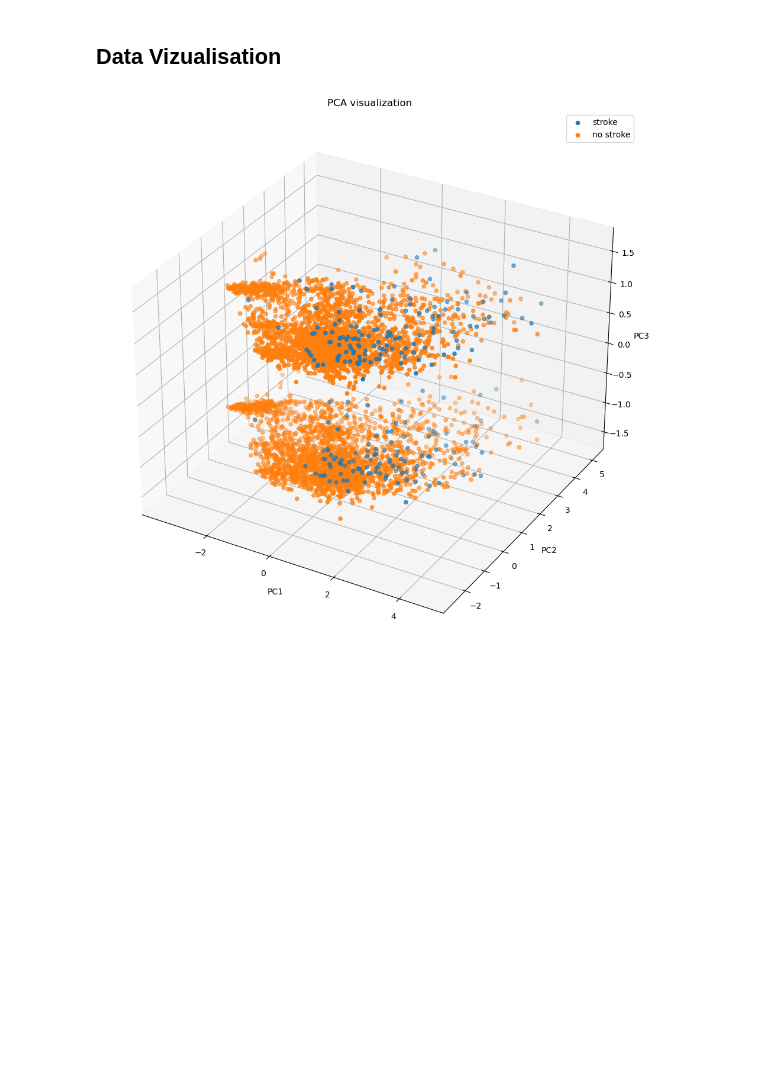
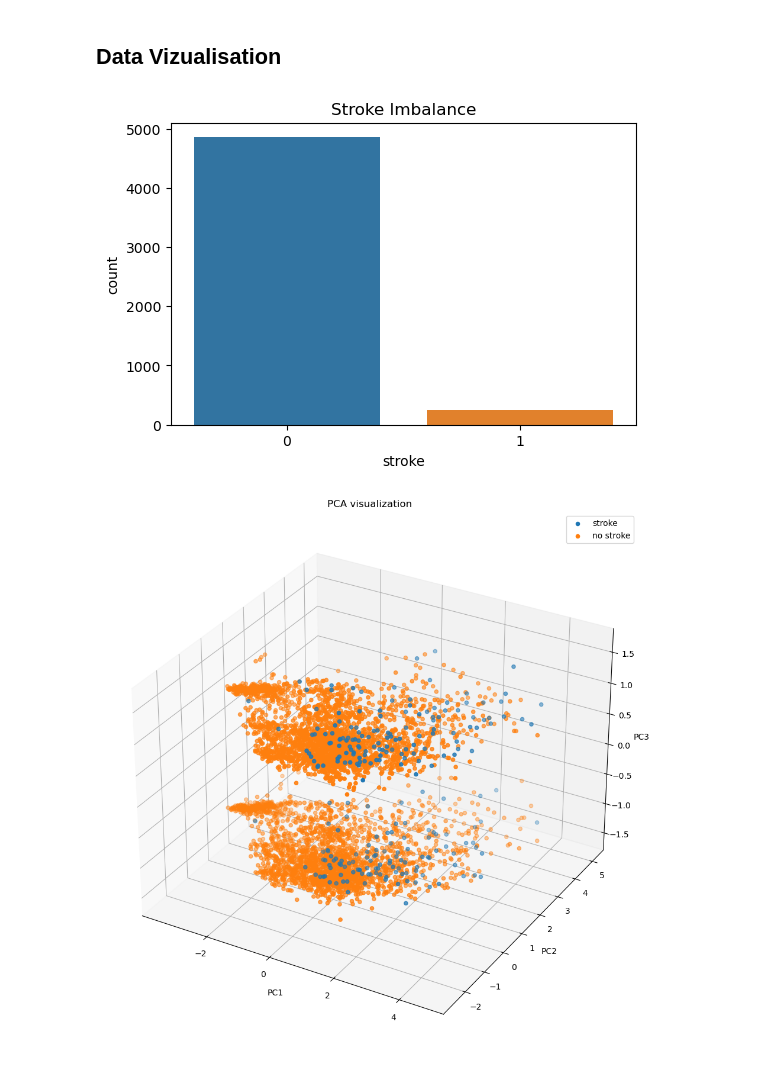
Before and after one commit to gabrysera/DataMining, a Jupyter notebook: DataMining_Marco_Gabriele.ipynb, the cells around one changed output. Saved outputs shown, nothing was run; the diff lists cells and outputs as text; code cells hidden in the pictures; blank space fills up the shorter version.

```diff
--- a/DataMining_Marco_Gabriele.ipynb
+++ b/DataMining_Marco_Gabriele.ipynb
@@ -131,6 +131,13 @@ target = health_numerical.columns[-1]
 X = health_np[:, :-1]
 # %% [markdown]
 ## Data Vizualisation
+# %%
+plt.title('Stroke Imbalance')
+sns.countplot(x='stroke', data=df_health)
+# plt.savefig(dpi=400, fname='img.png')
+plt.show()
+# %% [output]
+[figure, added]
 # %%
 from sklearn.decomposition import PCA
 from sklearn.preprocessing import StandardScaler
```
